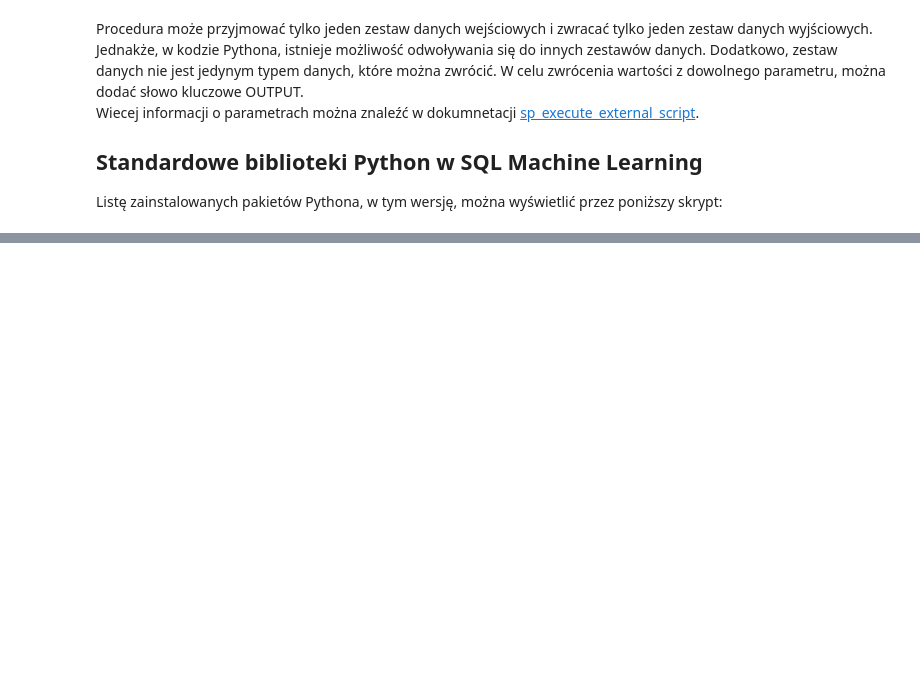
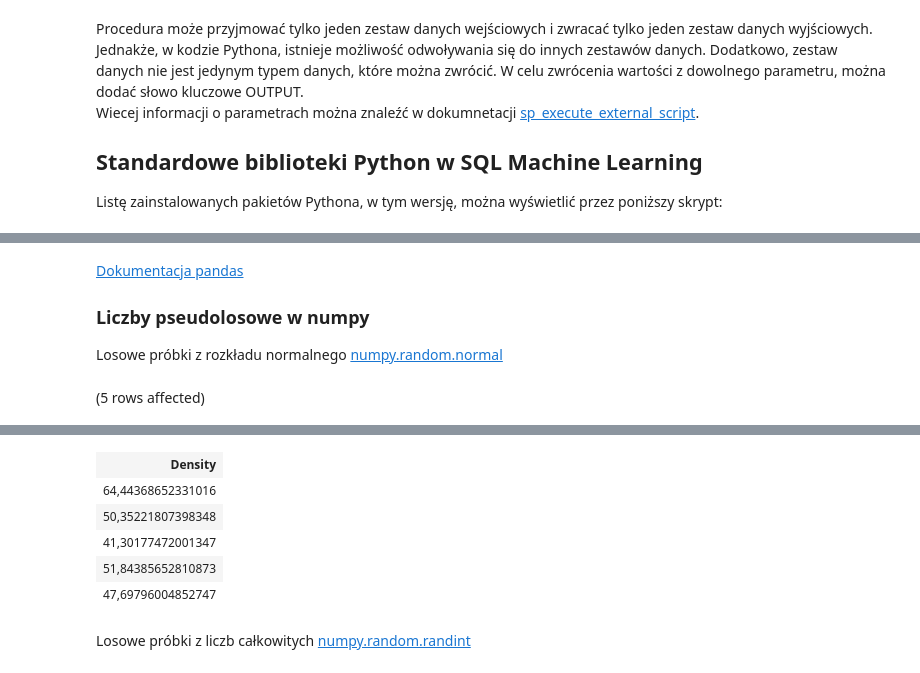
Before and after one commit to Kowalski1024/ml-playground, a Jupyter notebook: sql_with_python.ipynb, the cells around one changed output, grey strips where cells are left out. Saved outputs shown, nothing was run; the diff lists cells and outputs as text; code cells hidden in the pictures; blank space fills up the shorter version.

```diff
--- a/sql_with_python.ipynb
+++ b/sql_with_python.ipynb
@@ -273,0 +259,5 @@ Total execution time: 00:00:03.185
+# %% [markdown]
+[Dokumentacja pandas](https://pandas.pydata.org/pandas-docs/stable/user_guide/10min.html)
+
+### Liczby pseudolosowe w numpy
+Losowe próbki z rozkładu normalnego [numpy.random.normal](https://numpy.org/doc/stable/reference/random/generated/numpy.random.normal.html)
@@ -273,0 +284,4 @@ Total execution time: 00:00:03.185
+# %%
+EXEC MyPyNorm 5, 50, 10
+# %% [output]
+(5 rows affected)
@@ -273,0 +289,8 @@ Total execution time: 00:00:03.185
+| Density |
+| 64,44368652331016 |
+| 50,35221807398348 |
+| 41,30177472001347 |
+| 51,84385652810873 |
+| 47,69796004852747 |
+# %% [markdown]
+Losowe próbki z liczb całkowitych [numpy.random.randint](https://numpy.org/doc/stable/reference/random/generated/numpy.random.randint.html)
```
Also changed, not shown: parts of 40 cells of this notebook.
